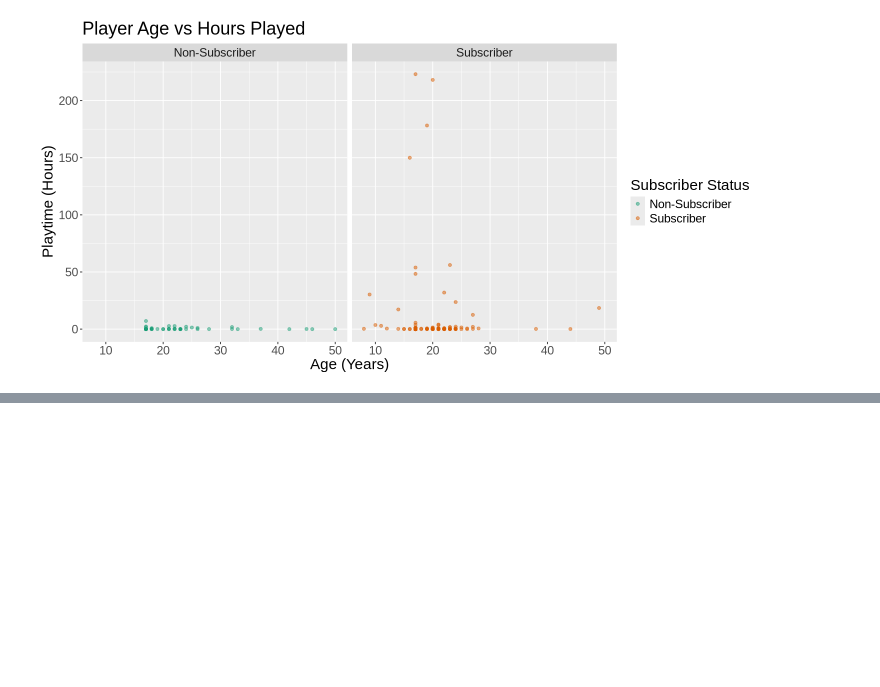
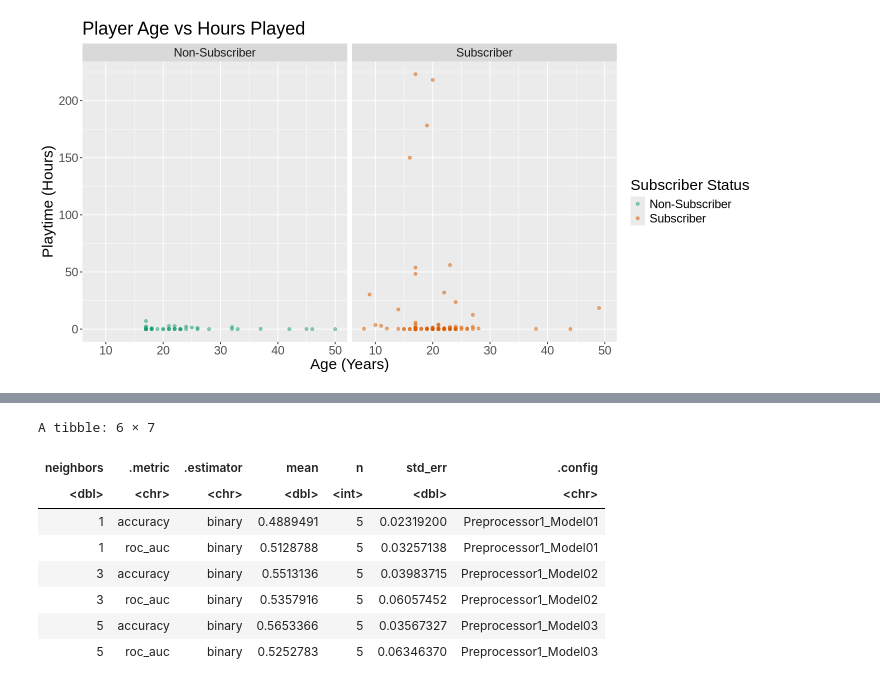
Before and after one commit to echen504/dsci-100-25w2-grp29, a Jupyter notebook: grp-29-proj.ipynb, the cells around one changed output, grey strips where cells are left out. Drawn from its saved outputs; the diff is of its cells as text; code cells hidden in the pictures; blank space fills up the shorter version.

```diff
--- a/grp-29-proj.ipynb
+++ b/grp-29-proj.ipynb
@@ -213,0 +204,27 @@ A tibble: 10 × 7
+# %%
+# Splitting the training set data into 5 folds
+data_vfold <- vfold_cv(players_training, v = 5, strata = subscribe)
+
+# Creating a sequence of potential K-values
+knn_grid <- tibble(neighbors = seq(from = 1, to = 20, by = 2))
+
+# Fitting the K-NN model and recipe into the workflow
+data_fit <- workflow() |>
+    add_recipe(players_recipe) |>
+    add_model(data_spec) |>
+    tune_grid(resamples = data_vfold, grid = knn_grid)|>
+    collect_metrics()
+head(data_fit)
+
+accuracies <- data_fit |>
+    filter(.metric == "accuracy")
+# %% [output]
+A tibble: 6 × 7
+| neighbors | .metric | .estimator | mean | n | std_err | .config |
+| <dbl> | <chr> | <chr> | <dbl> | <int> | <dbl> | <chr> |
+| 1 | accuracy | binary | 0.4889491 | 5 | 0.02319200 | Preprocessor1_Model01 |
+| 1 | roc_auc | binary | 0.5128788 | 5 | 0.03257138 | Preprocessor1_Model01 |
+| 3 | accuracy | binary | 0.5513136 | 5 | 0.03983715 | Preprocessor1_Model02 |
+| 3 | roc_auc | binary | 0.5357916 | 5 | 0.06057452 | Preprocessor1_Model02 |
+| 5 | accuracy | binary | 0.5653366 | 5 | 0.03567327 | Preprocessor1_Model03 |
+| 5 | roc_auc | binary | 0.5252783 | 5 | 0.06346370 | Preprocessor1_Model03 |
```
Also changed, not shown: parts of 22 cells of this notebook.
